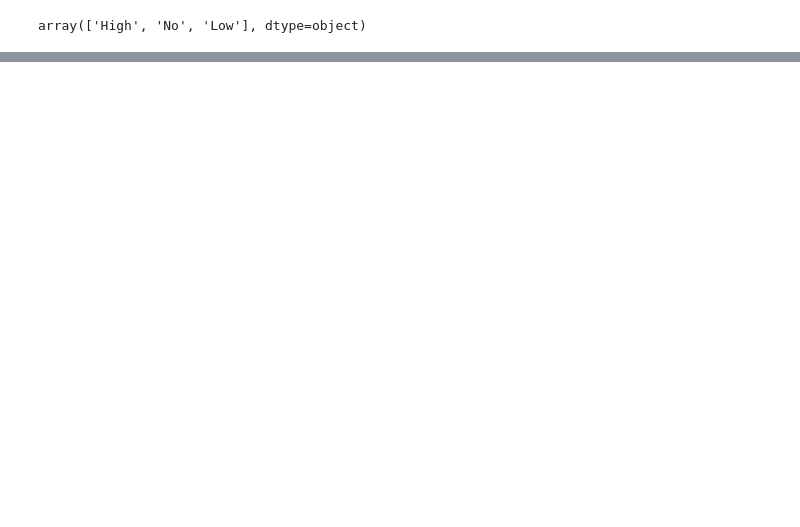
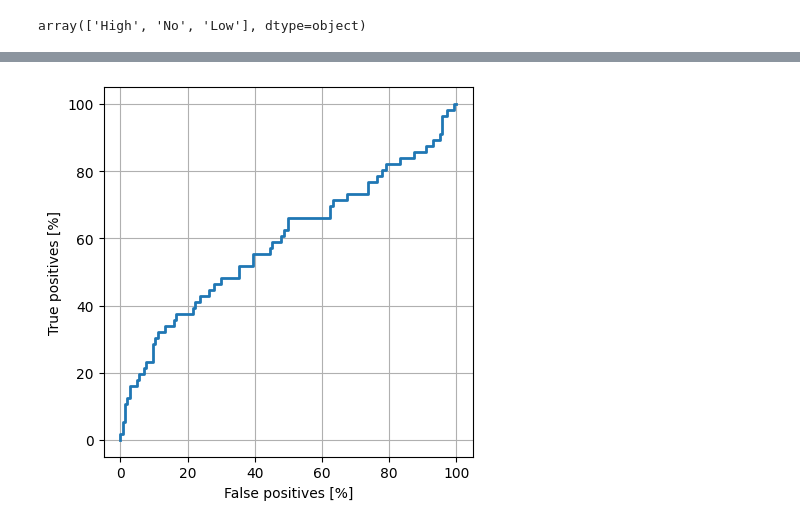
Before and after one commit to lenizio/studies_machine_learning, a Jupyter notebook: notebooks/credit_score.ipynb, the cells around one changed output, grey strips where cells are left out. Drawn from its saved outputs; the diff is of its cells as text; code cells hidden in the pictures; blank space fills up the shorter version.

```diff
--- a/notebooks/credit_score.ipynb
+++ b/notebooks/credit_score.ipynb
@@ -243,0 +244,11 @@ array([[222,  23],
+# %%
+fp, tp, th = sklearn.metrics.roc_curve(y_test, predictions)
+
+plt.plot(100*fp, 100*tp, label=name, linewidth=2)
+plt.xlabel('False positives [%]')
+plt.ylabel('True positives [%]')
+plt.grid(True)
+ax = plt.gca()
+ax.set_aspect('equal')
+# %% [output]
+[figure, added]
```
Also changed, not shown: parts of 74 cells of this notebook, 1 other file.
